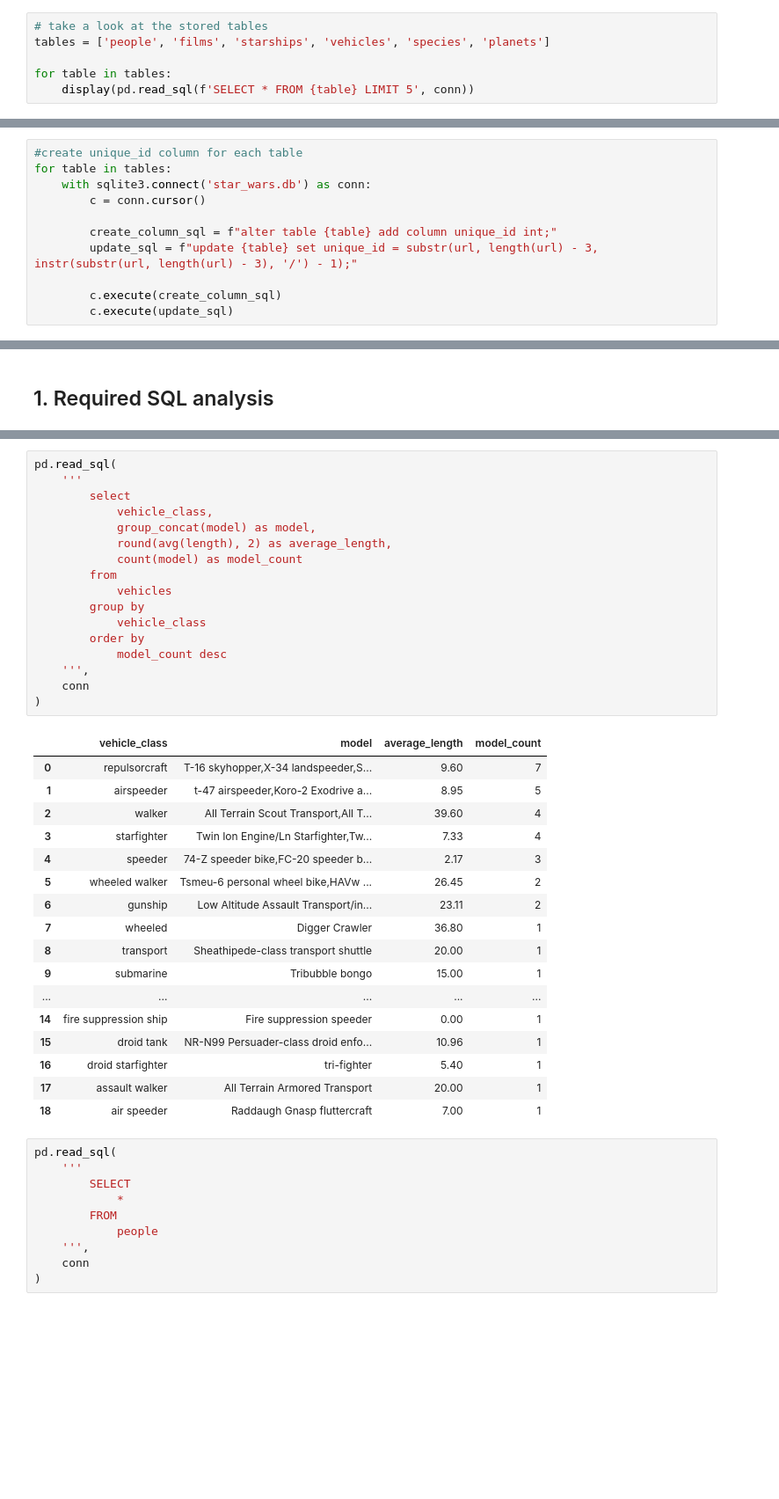
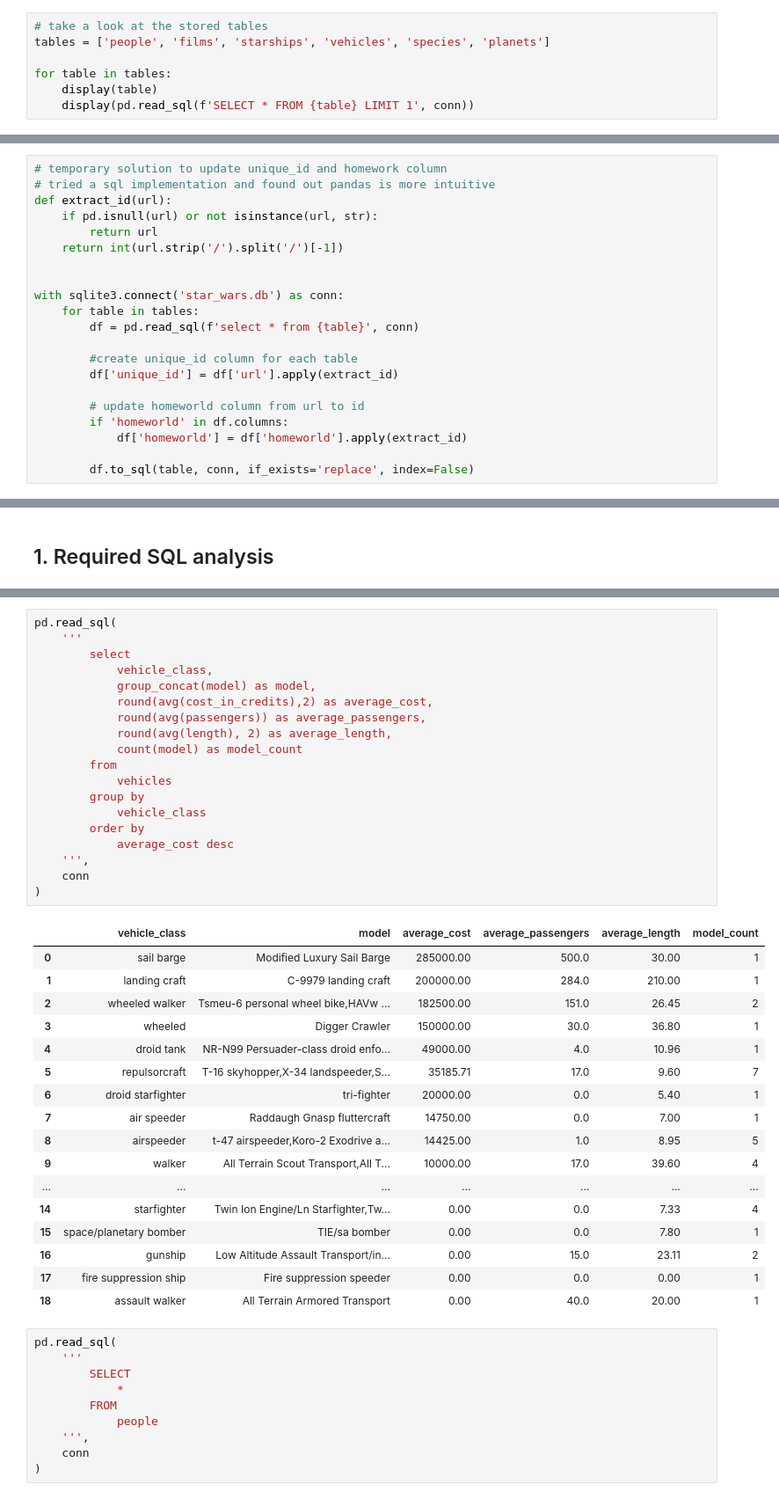
Before and after one commit to fengyu20/sql-project-star-wars-analysis, a Jupyter notebook: sqlite3/sql_analysis.ipynb, the cells around one changed output, grey strips where cells are left out. Shown at 88% size. Saved outputs shown, nothing was run; the diff lists cells and outputs as text; blank space fills up the shorter version.

```diff
--- a/sqlite3/sql_analysis.ipynb
+++ b/sqlite3/sql_analysis.ipynb
@@ -12,5 +12,6 @@ conn = sqlite3.connect('star_wars.db')
 tables = ['people', 'films', 'starships', 'vehicles', 'species', 'planets']
 
 for table in tables:
-    display(pd.read_sql(f'SELECT * FROM {table} LIMIT 5', conn))
+    display(table)
+    display(pd.read_sql(f'SELECT * FROM {table} LIMIT 1', conn))
 # %% [output]
@@ -60,13 +43,2 @@ for table in tables:
 3. Solution:
     - For sqlite3, the data type does not support lists, so we could shift to PostgreSQL to do the future data analysis.
-# %%
-#create unique_id column for each table
-for table in tables:
-    with sqlite3.connect('star_wars.db') as conn:
-        c = conn.cursor()
-
-        create_column_sql = f"alter table {table} add column unique_id int;"
-        update_sql = f"update {table} set unique_id = substr(url, length(url) - 3, instr(substr(url, length(url) - 3), '/') - 1);"
-
-        c.execute(create_column_sql)
-        c.execute(update_sql)
@@ -91,0 +45,21 @@ AttributeError: module 'six' has no attribute 'ensure_text'
+# %%
+# temporary solution to update unique_id and homework column
+# tried a sql implementation and found out pandas is more intuitive
+def extract_id(url):
+    if pd.isnull(url) or not isinstance(url, str):
+        return url
+    return int(url.strip('/').split('/')[-1])
+
+
+with sqlite3.connect('star_wars.db') as conn:
+    for table in tables:
+        df = pd.read_sql(f'select * from {table}', conn)
+
+        #create unique_id column for each table
+        df['unique_id'] = df['url'].apply(extract_id)
+
+        # update homeworld column from url to id
+        if 'homeworld' in df.columns:
+            df['homeworld'] = df['homeworld'].apply(extract_id)
+
+        df.to_sql(table, conn, if_exists='replace', index=False)
@@ -94,38 +130,40 @@ AttributeError: module 'six' has no attribute 'ensure_text'
 # %%
 pd.read_sql(
     '''
         select
             vehicle_class,
             group_concat(model) as model,
+            round(avg(cost_in_credits),2) as average_cost,
+            round(avg(passengers)) as average_passengers,
             round(avg(length), 2) as average_length,
             count(model) as model_count
         from
             vehicles
         group by
             vehicle_class
         order by
-            model_count desc
+            average_cost desc
     ''',
     conn
 )
 # %% [output]
-|  | vehicle_class | model | average_length | model_count |
-| 0 | repulsorcraft | T-16 skyhopper,X-34 landspeeder,S... | 9.60 | 7 |
-| 1 | airspeeder | t-47 airspeeder,Koro-2 Exodrive a... | 8.95 | 5 |
-| 2 | walker | All Terrain Scout Transport,All T... | 39.60 | 4 |
-| 3 | starfighter | Twin Ion Engine/Ln Starfighter,Tw... | 7.33 | 4 |
-| 4 | speeder | 74-Z speeder bike,FC-20 speeder b... | 2.17 | 3 |
-| 5 | wheeled walker | Tsmeu-6 personal wheel bike,HAVw ... | 26.45 | 2 |
-| 6 | gunship | Low Altitude Assault Transport/in... | 23.11 | 2 |
-| 7 | wheeled | Digger Crawler | 36.80 | 1 |
-| 8 | transport | Sheathipede-class transport shuttle | 20.00 | 1 |
-| 9 | submarine | Tribubble bongo | 15.00 | 1 |
-| ... | ... | ... | ... | ... |
-| 14 | fire suppression ship | Fire suppression speeder | 0.00 | 1 |
-| 15 | droid tank | NR-N99 Persuader-class droid enfo... | 10.96 | 1 |
-| 16 | droid starfighter | tri-fighter | 5.40 | 1 |
-| 17 | assault walker | All Terrain Armored Transport | 20.00 | 1 |
-| 18 | air speeder | Raddaugh Gnasp fluttercraft | 7.00 | 1 |
+|  | vehicle_class | model | average_cost | average_passengers | average_length | model_count |
+| 0 | sail barge | Modified Luxury Sail Barge | 285000.00 | 500.0 | 30.00 | 1 |
+| 1 | landing craft | C-9979 landing craft | 200000.00 | 284.0 | 210.00 | 1 |
+| 2 | wheeled walker | Tsmeu-6 personal wheel bike,HAVw ... | 182500.00 | 151.0 | 26.45 | 2 |
+| 3 | wheeled | Digger Crawler | 150000.00 | 30.0 | 36.80 | 1 |
+| 4 | droid tank | NR-N99 Persuader-class droid enfo... | 49000.00 | 4.0 | 10.96 | 1 |
+| 5 | repulsorcraft | T-16 skyhopper,X-34 landspeeder,S... | 35185.71 | 17.0 | 9.60 | 7 |
+| 6 | droid starfighter | tri-fighter | 20000.00 | 0.0 | 5.40 | 1 |
+| 7 | air speeder | Raddaugh Gnasp fluttercraft | 14750.00 | 0.0 | 7.00 | 1 |
+| 8 | airspeeder | t-47 airspeeder,Koro-2 Exodrive a... | 14425.00 | 1.0 | 8.95 | 5 |
+| 9 | walker | All Terrain Scout Transport,All T... | 10000.00 | 17.0 | 39.60 | 4 |
+| ... | ... | ... | ... | ... | ... | ... |
+| 14 | starfighter | Twin Ion Engine/Ln Starfighter,Tw... | 0.00 | 0.0 | 7.33 | 4 |
+| 15 | space/planetary bomber | TIE/sa bomber | 0.00 | 0.0 | 7.80 | 1 |
+| 16 | gunship | Low Altitude Assault Transport/in... | 0.00 | 15.0 | 23.11 | 2 |
+| 17 | fire suppression ship | Fire suppression speeder | 0.00 | 0.0 | 0.00 | 1 |
+| 18 | assault walker | All Terrain Armored Transport | 0.00 | 40.0 | 20.00 | 1 |
 # %%
 pd.read_sql(
     '''
```
Also changed, not shown: parts of 6 cells of this notebook, 1 other file.
